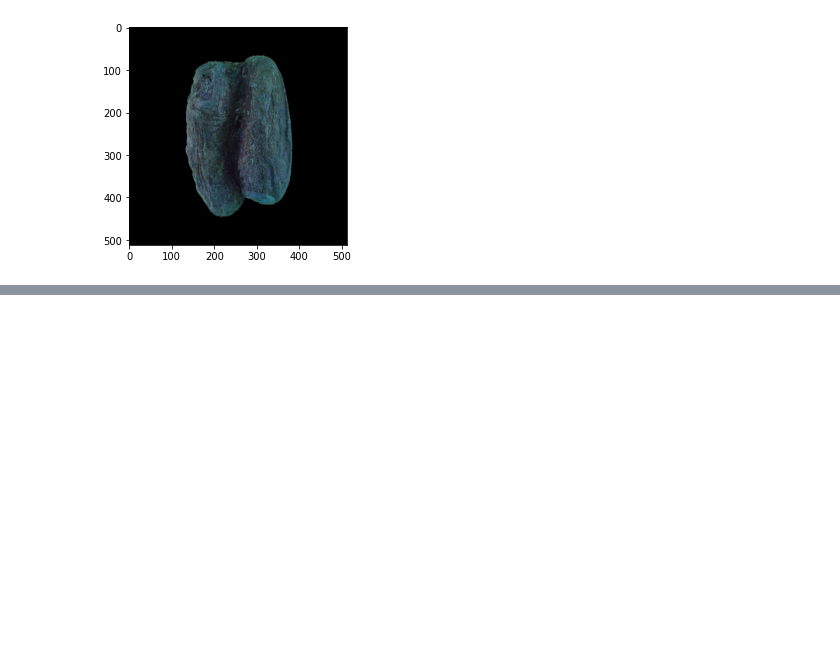
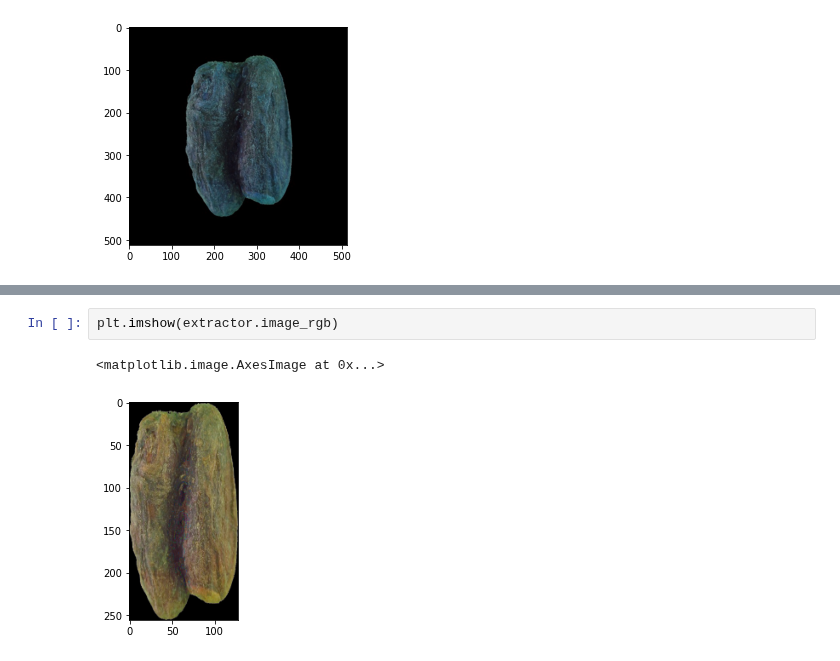
Before and after one commit to quanglochuynh/thesis2022, a Jupyter notebook: app/test.ipynb, the cells around one changed output, grey strips where cells are left out. Cells and saved outputs as stored; diff of their text form; blank space fills up the shorter version.

```diff
--- a/app/test.ipynb
+++ b/app/test.ipynb
@@ -86,0 +76,5 @@ plt.imshow(extractor.image_bgr)
+# %%
+plt.imshow(extractor.image_rgb)
+# %% [output]
+<matplotlib.image.AxesImage at 0x...>
+[figure, added]
```
Also changed, not shown: parts of 4 cells of this notebook, 8 other files.
